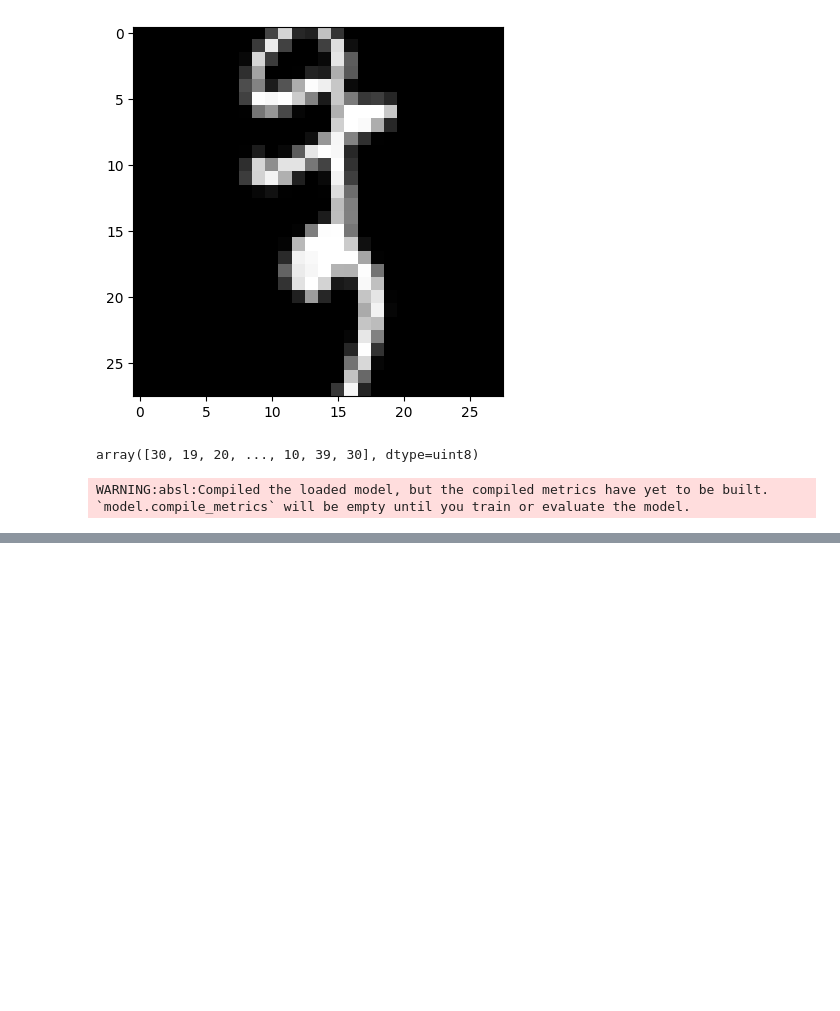
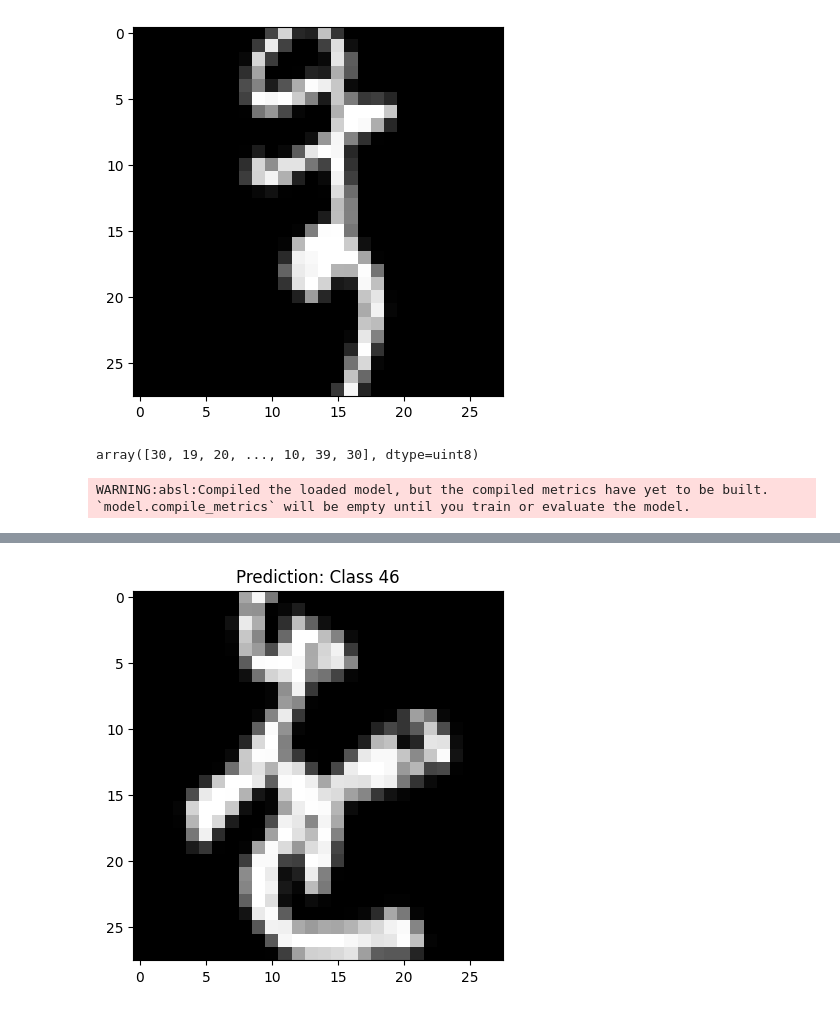
Before and after one commit to prausela/image-processing, a Jupyter notebook: tp_final/predict.ipynb, the cells around one changed output, grey strips where cells are left out. Saved outputs shown, nothing was run; the diff lists cells and outputs as text; code cells hidden in the pictures; blank space fills up the shorter version.

```diff
--- a/tp_final/predict.ipynb
+++ b/tp_final/predict.ipynb
@@ -33,0 +131,4 @@ model.predict()
+# %%
+map2img(prediction)
+# %% [output]
+[figure, added]
```
Also changed, not shown: parts of 20 cells of this notebook.
